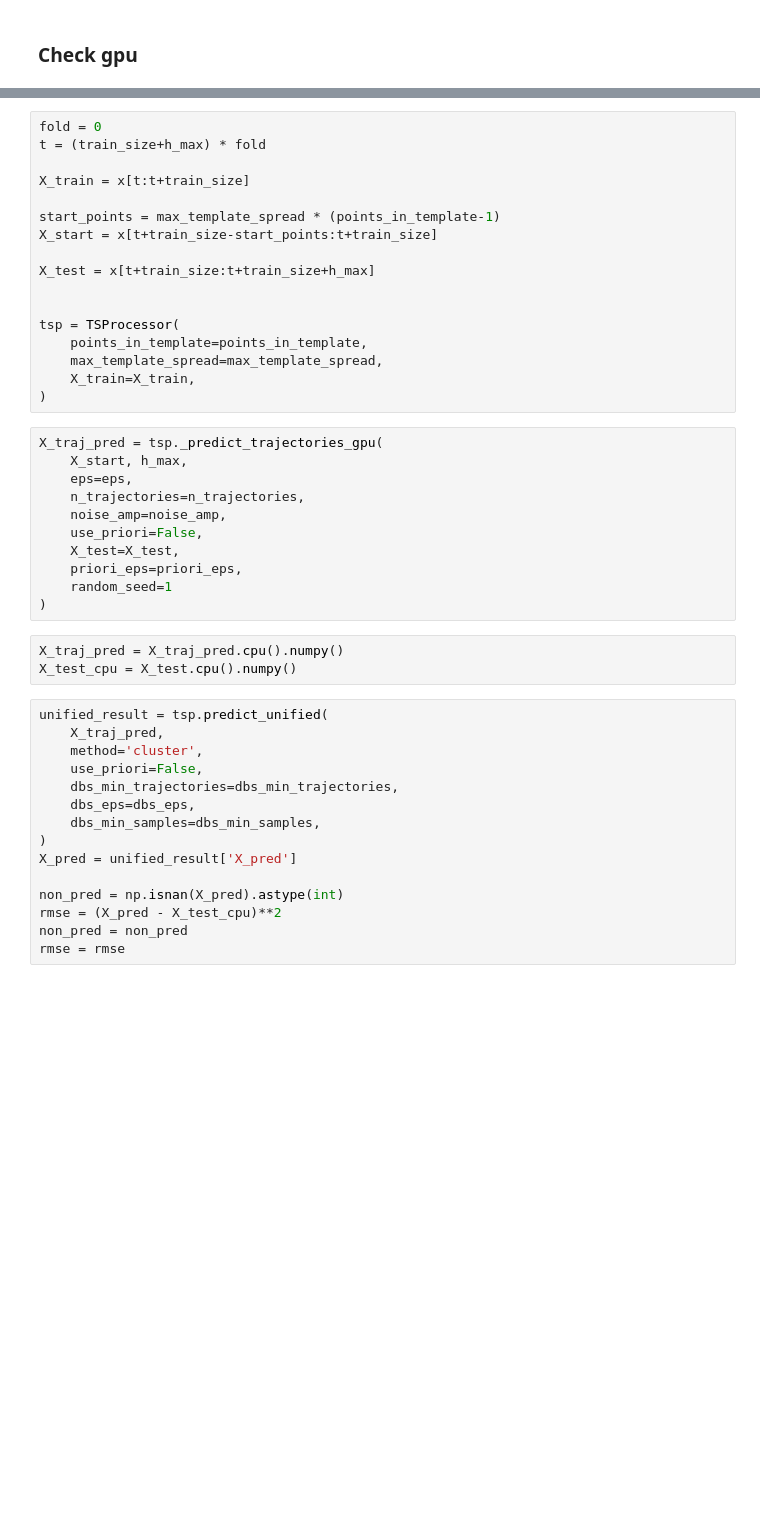
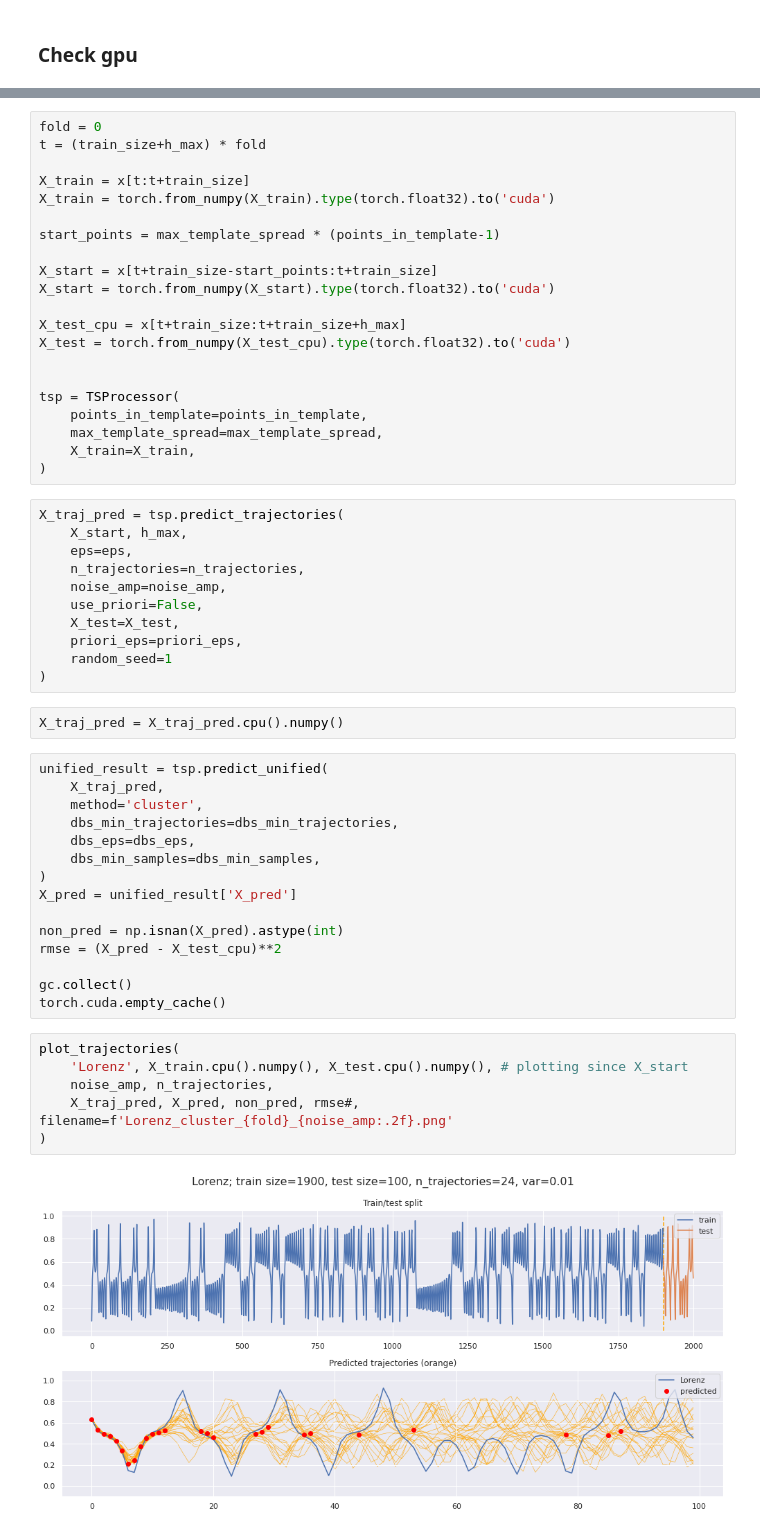
Before and after one commit to thxi/hse_chaotic_ts, a Jupyter notebook: Lorenz GPU.ipynb, the cells around one changed output, grey strips where cells are left out. Drawn from its saved outputs; the diff is of its cells as text; blank space fills up the shorter version.

```diff
--- a/Lorenz GPU.ipynb
+++ b/Lorenz GPU.ipynb
@@ -365,11 +392,15 @@ fold = 0
 t = (train_size+h_max) * fold
 
 X_train = x[t:t+train_size]
+X_train = torch.from_numpy(X_train).type(torch.float32).to('cuda')
 
 start_points = max_template_spread * (points_in_template-1)
+
 X_start = x[t+train_size-start_points:t+train_size]
+X_start = torch.from_numpy(X_start).type(torch.float32).to('cuda')
 
-X_test = x[t+train_size:t+train_size+h_max]
+X_test_cpu = x[t+train_size:t+train_size+h_max]
+X_test = torch.from_numpy(X_test_cpu).type(torch.float32).to('cuda')
 
 
 tsp = TSProcessor(
@@ -378,7 +409,7 @@ tsp = TSProcessor(
     X_train=X_train,
 )
 # %%
-X_traj_pred = tsp._predict_trajectories_gpu(
+X_traj_pred = tsp.predict_trajectories(
     X_start, h_max,
     eps=eps,
     n_trajectories=n_trajectories,
@@ -390,12 +421,10 @@ X_traj_pred = tsp._predict_trajectories_gpu(
 )
 # %%
 X_traj_pred = X_traj_pred.cpu().numpy()
-X_test_cpu = X_test.cpu().numpy()
 # %%
 unified_result = tsp.predict_unified(
     X_traj_pred,
     method='cluster',
-    use_priori=False,
     dbs_min_trajectories=dbs_min_trajectories,
     dbs_eps=dbs_eps,
     dbs_min_samples=dbs_min_samples,
@@ -404,5 +433,14 @@ X_pred = unified_result['X_pred']
 
 non_pred = np.isnan(X_pred).astype(int)
 rmse = (X_pred - X_test_cpu)**2
-non_pred = non_pred
-rmse = rmse
+
+gc.collect()
+torch.cuda.empty_cache()
+# %%
+plot_trajectories(
+    'Lorenz', X_train.cpu().numpy(), X_test.cpu().numpy(), # plotting since X_start
+    noise_amp, n_trajectories,
+    X_traj_pred, X_pred, non_pred, rmse#, filename=f'Lorenz_cluster_{fold}_{noise_amp:.2f}.png'
+)
+# %% [output]
+[figure, added]
```
Also changed, not shown: parts of 20 cells of this notebook, 6 other files.
